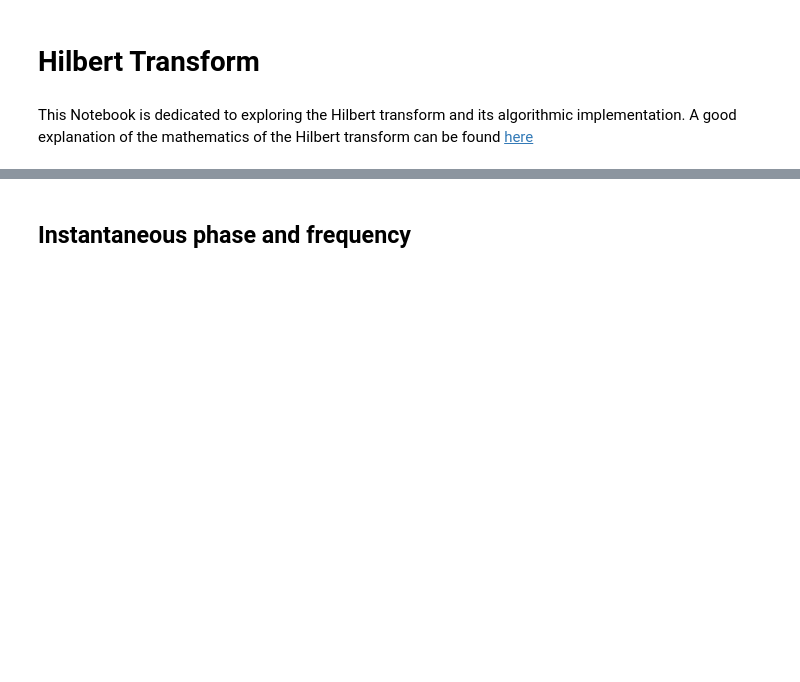
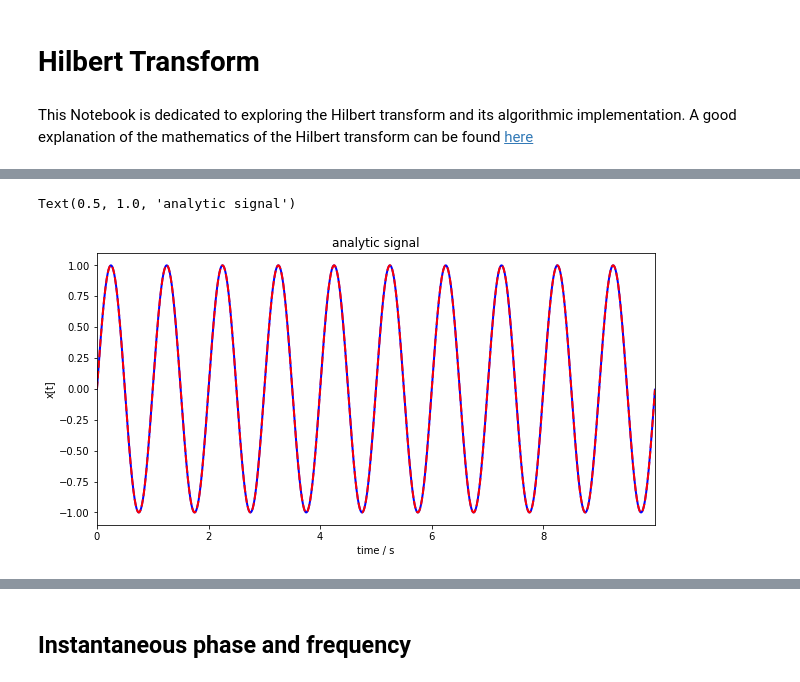
Before and after one commit to pmccthy/data-science-playground, a Jupyter notebook: transforms/hilbert.ipynb, the cells around one changed output, grey strips where cells are left out. Drawn from its saved outputs; the diff is of its cells as text; code cells hidden in the pictures; blank space fills up the shorter version.

```diff
--- a/transforms/hilbert.ipynb
+++ b/transforms/hilbert.ipynb
@@ -14,0 +50,3 @@ This Notebook is dedicated to exploring the Hilbert transform and its algorithmi
+# %%
+# compute analytical signal
+x_analytic = signal.hilbert(x)
@@ -14,0 +59,12 @@ This Notebook is dedicated to exploring the Hilbert transform and its algorithmi
+# %%
+# plot the data
+plt.figure(figsize=(10,5))
+plt.plot(t_ax, np.real(x_analytic), c='b', lw=2, label="imag.")
+plt.plot(t_ax, np.real(x_analytic), c='r', linestyle='--', lw=2, label="real")
+plt.xlim(0, max(t_ax))
+plt.xlabel("time / s")
+plt.ylabel("x[t]")
+plt.title("analytic signal")
+# %% [output]
+Text(0.5, 1.0, 'analytic signal')
+[figure, added]
```
Also changed, not shown: parts of 16 cells of this notebook.
